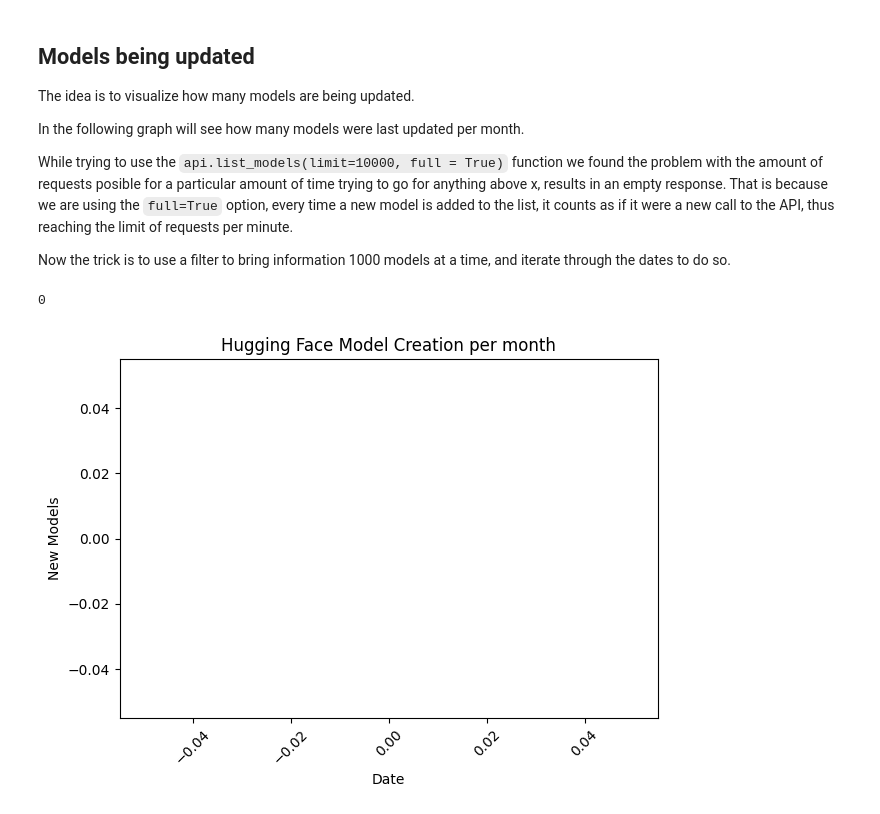
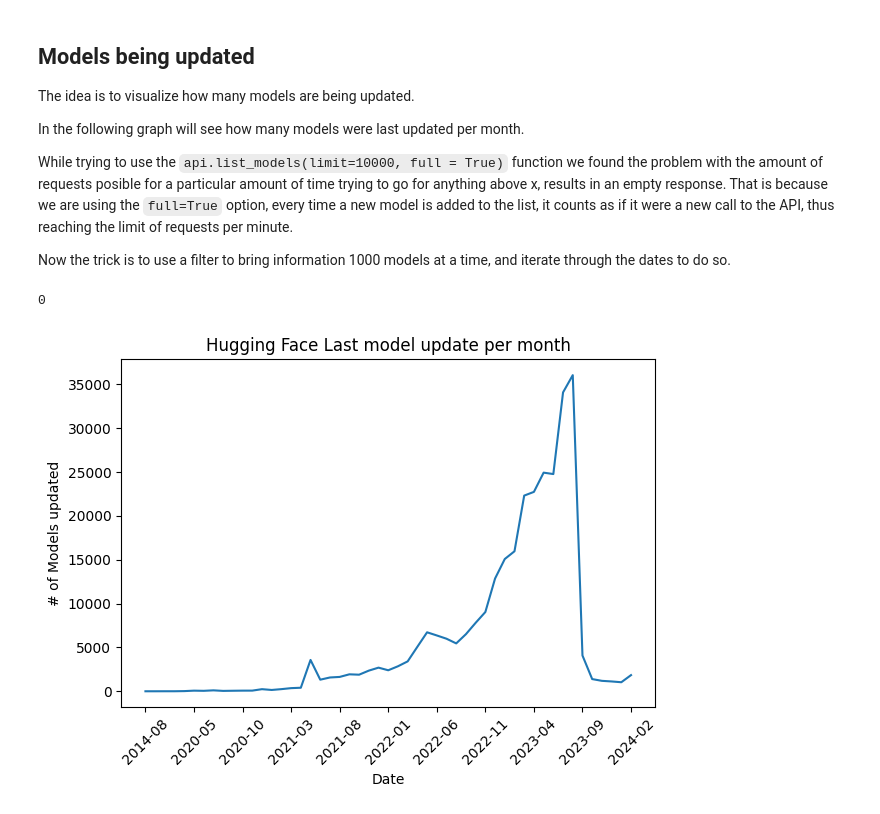
Before and after one commit to zbmed-semtec/mlentory-etl-pipeline, a Jupyter notebook: Playground/HF_metadata_tests.ipynb, the cells around one changed output. Cells and saved outputs as stored; diff of their text form; code cells hidden in the pictures.

Commit message:
:monocle_face: Exploring model update frequencies in HF

```diff
--- a/Playground/HF_metadata_tests.ipynb
+++ b/Playground/HF_metadata_tests.ipynb
@@ -319,7 +319,8 @@ While trying to use the `api.list_models(limit=10000, full = True)` function we
 Now the trick is to use a filter to bring information 1000 models at a time, and iterate  through the dates to do so.
 # %%
 api = HfApi()
-model_list = api.list_models(limit=1000, full = True)
+i = 300000
+model_list = list(api.list_models(limit=i,full=True))
 start = 0
 
 dates = []
@@ -334,9 +335,10 @@ for model in model_list:
   if i == 0:
     break
 
-  date = model.last_modified
-  if date != None:
-    daily_counts_dict[date.strftime("%Y-%m")] += 1 # Add 1 for each model
+  date_created = model.created_at
+  date_modified = model.last_modified
+  if date_modified != None and date_modified!= date_created:
+    daily_counts_dict[date_modified.strftime("%Y-%m")] += 1 # Add 1 for each model
   else:
     number_of_models_not_modified += 1
 
@@ -344,22 +346,8 @@ for model in model_list:
 
 dates = []
 daily_counts_list = []
-for date, count in daily_counts_dict.items():
+sorted_daily_counts_dict = sorted(daily_counts_dict.items(), key=lambda x: x[0])
+
+for date, count in sorted_daily_counts_dict:
   dates.append(date)
   daily_counts_list.append(count)
-
-print(number_of_models_not_modified)
-
-plt.plot(dates, daily_counts_list)
-plt.xlabel('Date')
-plt.ylabel('New Models')
-plt.title('Hugging Face Model Creation per month')
-plt.xticks(rotation=45)
-
-# plt.yscale('log')
-
-plt.tight_layout()
-plt.show()
-# %% [output]
-0
-[figure, removed]
@@ -390,0 +354,19 @@ for model in model_list:
+# %%
+import matplotlib.ticker as mtick
+
+print(number_of_models_not_modified)
+plt.plot(dates, daily_counts_list)
+plt.xlabel('Date')
+plt.ylabel('# of Models updated')
+plt.title('Hugging Face Last model update per month')
+plt.xticks(rotation=45)
+ax = plt.gca()
+ax.xaxis.set_major_locator(mtick.MultipleLocator(5))
+
+# plt.yscale('log')
+
+plt.tight_layout()
+plt.show()
+# %% [output]
+0
+[figure, added]
```
Also changed, not shown: parts of 3 cells of this notebook, 1 other file.
